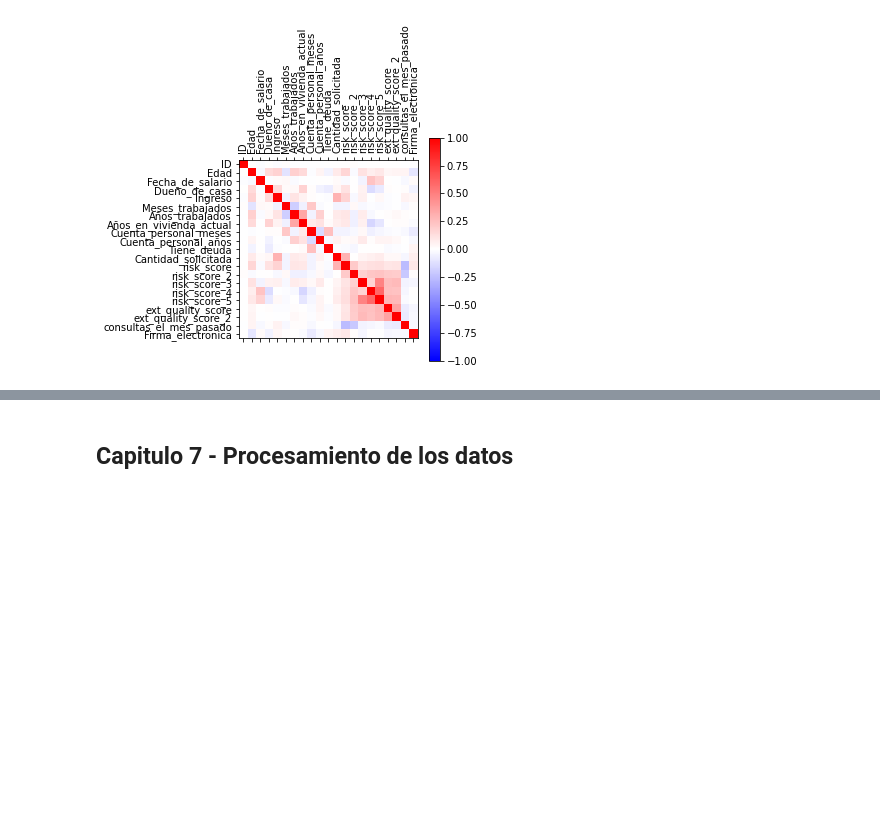
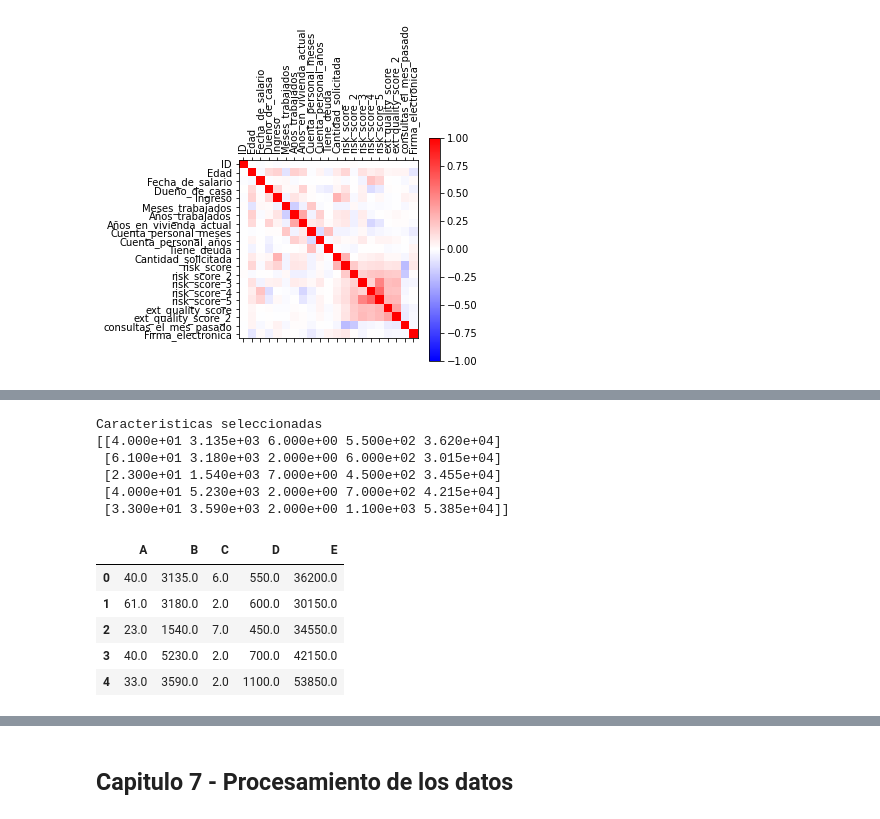
Before and after one commit to ismaelacosta/Proyecto_AID, a Jupyter notebook: examen.ipynb, the cells around one changed output, grey strips where cells are left out. Drawn from its saved outputs; the diff is of its cells as text; code cells hidden in the pictures; blank space fills up the shorter version.

```diff
--- a/examen.ipynb
+++ b/examen.ipynb
@@ -196,0 +256,20 @@ plt.show()
+# %%
+# Caracteristicas seleccionadas
+print("Caracteristicas seleccionadas")
+caracteristicas = entrenamiento.transform(X.values)
+print(caracteristicas[0:5,:])
+caracteristicas_df = pd.DataFrame(data=caracteristicas, columns=list('ABCDE'))
+caracteristicas_df.head()
+# %% [output]
+Caracteristicas seleccionadas
+[[4.000e+01 3.135e+03 6.000e+00 5.500e+02 3.620e+04]
+ [6.100e+01 3.180e+03 2.000e+00 6.000e+02 3.015e+04]
+ [2.300e+01 1.540e+03 7.000e+00 4.500e+02 3.455e+04]
+ [4.000e+01 5.230e+03 2.000e+00 7.000e+02 4.215e+04]
+ [3.300e+01 3.590e+03 2.000e+00 1.100e+03 5.385e+04]]
+|  | A | B | C | D | E |
+| 0 | 40.0 | 3135.0 | 6.0 | 550.0 | 36200.0 |
+| 1 | 61.0 | 3180.0 | 2.0 | 600.0 | 30150.0 |
+| 2 | 23.0 | 1540.0 | 7.0 | 450.0 | 34550.0 |
+| 3 | 40.0 | 5230.0 | 2.0 | 700.0 | 42150.0 |
+| 4 | 33.0 | 3590.0 | 2.0 | 1100.0 | 53850.0 |
```
Also changed, not shown: parts of 20 cells of this notebook.
